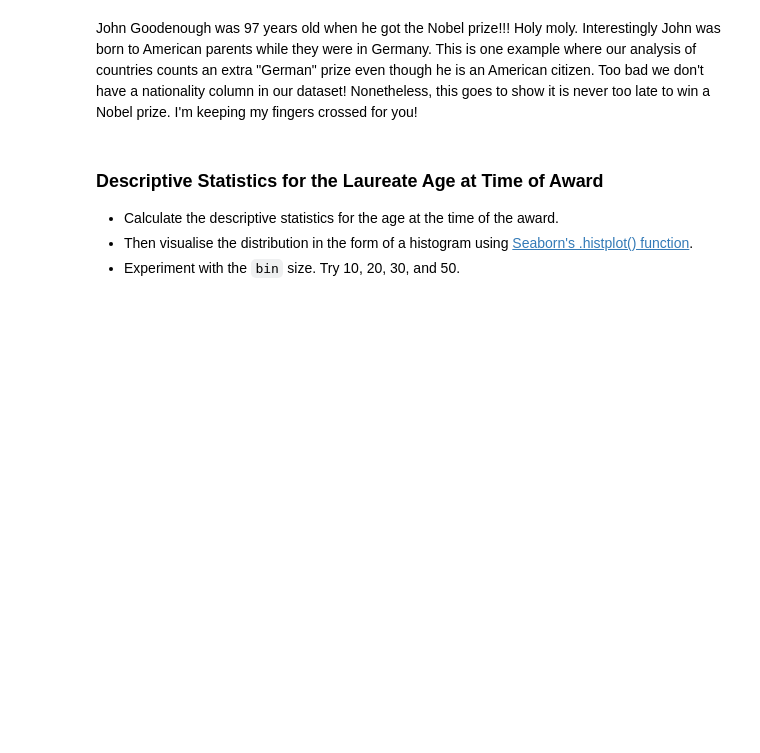
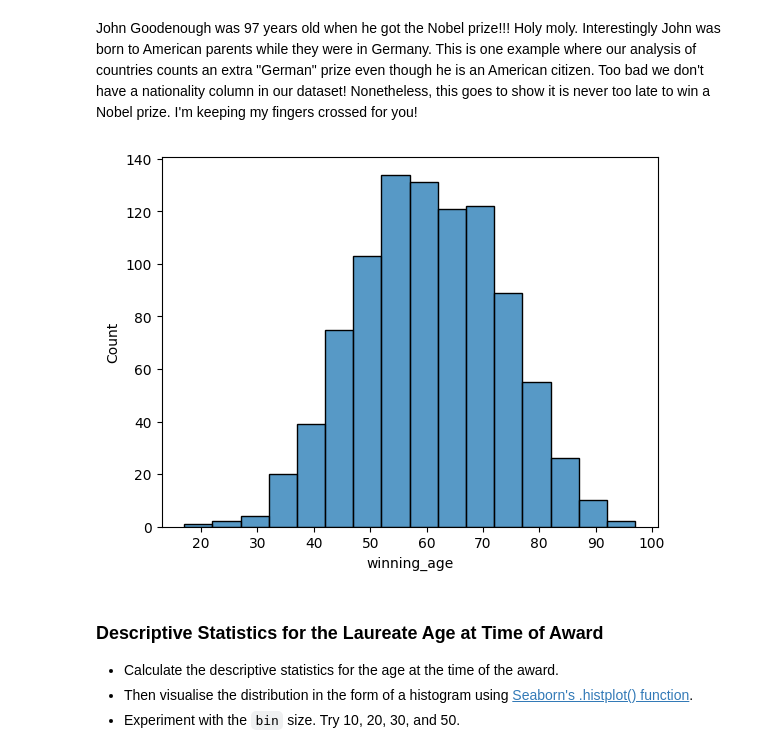
Before and after one commit to ksg-dev/nobel-price-analysis, a Jupyter notebook: Nobel_Prize_Analysis_(start).ipynb, the cells around one changed output. Saved outputs shown, nothing was run; the diff lists cells and outputs as text; code cells hidden in the pictures; blank space fills up the shorter version.

Commit message:
chart ages of winners

```diff
--- a/Nobel_Prize_Analysis_(start).ipynb
+++ b/Nobel_Prize_Analysis_(start).ipynb
@@ -1119,6 +1119,14 @@ display(df_data.nsmallest(n=1, columns='winning_age'))
 | 885 | 2014 | Peace | The Nobel Peace Prize 2014 | "for their struggle against the s... | 1/2 | Individual | Malala Yousafzai | 1997-07-12 | Mingora | ... |
 # %% [markdown]
 John Goodenough was 97 years old when he got the Nobel prize!!! Holy moly. Interestingly John was born to American parents while they were in Germany. This is one example where our analysis of countries counts an extra "German" prize even though he is an American citizen. Too bad we don't have a nationality column in our dataset! Nonetheless, this goes to show it is never too late to win a Nobel prize. I'm keeping my fingers crossed for you!
+# %%
+age_hist = sns.histplot(
+    data=df_data,
+    x='winning_age',
+    binwidth=5
+)
+# %% [output]
+[figure, added]
 # %% [markdown]
 ### Descriptive Statistics for the Laureate Age at Time of Award
 
```
